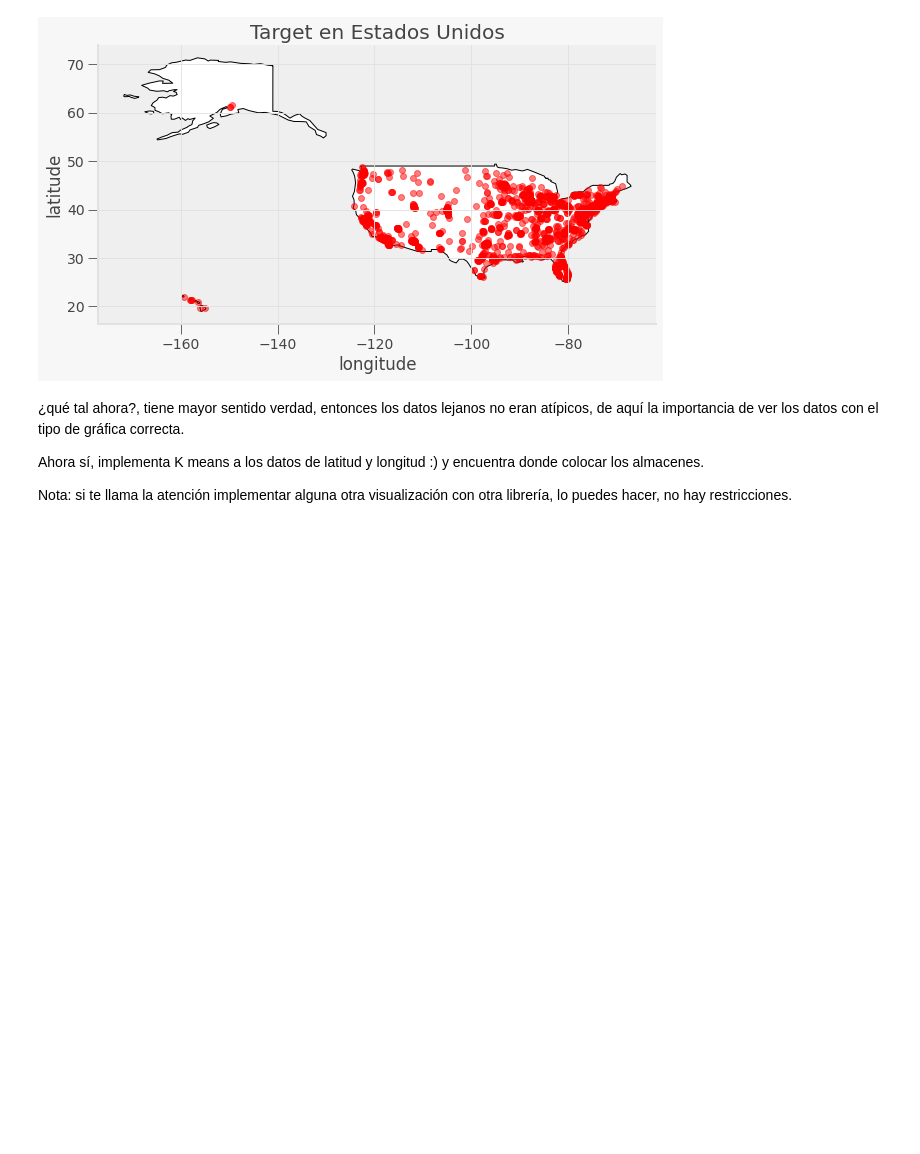
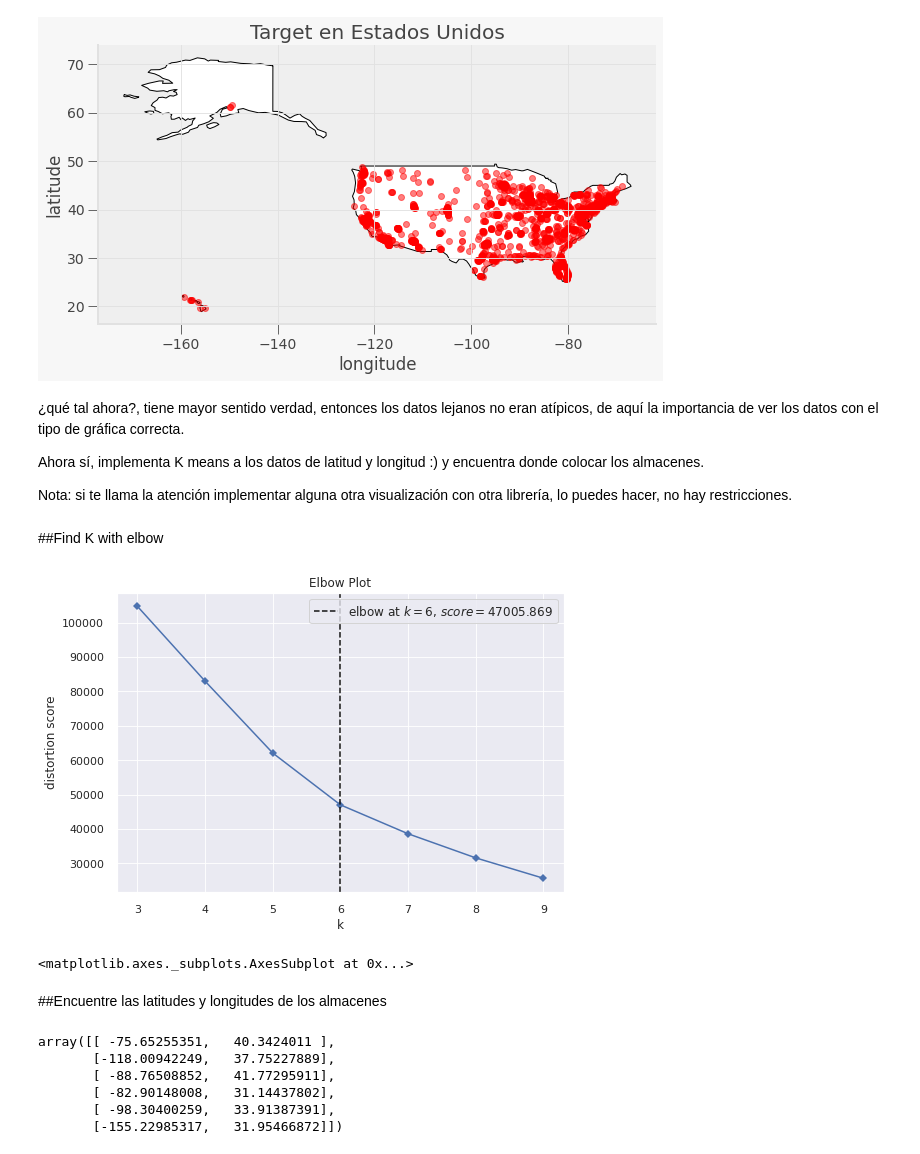
Before and after one commit to PosgradoMNA/actividades-de-aprendizaje-rafaelsangarcia, a Jupyter notebook: Semana9/Actividad/Kmeans_A01182780.ipynb, the cells around one changed output. Cells and saved outputs as stored; diff of their text form; code cells hidden in the pictures; blank space fills up the shorter version.

```diff
--- a/Semana9/Actividad/Kmeans_A01182780.ipynb
+++ b/Semana9/Actividad/Kmeans_A01182780.ipynb
@@ -220,0 +265,24 @@ Nota: si te llama la atención implementar alguna otra visualización con otra l
+# %%
+import seaborn as sns
+from yellowbrick.cluster import KElbowVisualizer
+from sklearn.cluster import KMeans
+from scipy.spatial.distance import cdist
+
+from geopy.geocoders import Nominatim
+
+sns.set(style="darkgrid", color_codes=True)
+from sklearn.cluster import KMeans
+# %%
+X = df[['longitude', 'latitude']]
+# %% [markdown]
+##Find K with elbow
+# %%
+model = KMeans(random_state=42)
+
+visualizer = KElbowVisualizer(model, k=(3,10),timings = False,locate_elbow=True)
+visualizer.fit(X) #Fit the data to the visualizer
+visualizer.title = 'Elbow Plot'
+visualizer.show() #Finalize and render the figure
+# %% [output]
+[figure, added]
+<matplotlib.axes._subplots.AxesSubplot at 0x...>
@@ -220,0 +293,12 @@ Nota: si te llama la atención implementar alguna otra visualización con otra l
+# %% [markdown]
+##Encuentre las latitudes y longitudes de los almacenes
+# %%
+centroids = kmeans.cluster_centers_
+centroids
+# %% [output]
+array([[ -75.65255351,   40.3424011 ],
+       [-118.00942249,   37.75227889],
+       [ -88.76508852,   41.77295911],
+       [ -82.90148008,   31.14437802],
+       [ -98.30400259,   33.91387391],
+       [-155.22985317,   31.95466872]])
```
Also changed, not shown: parts of 17 cells of this notebook.
